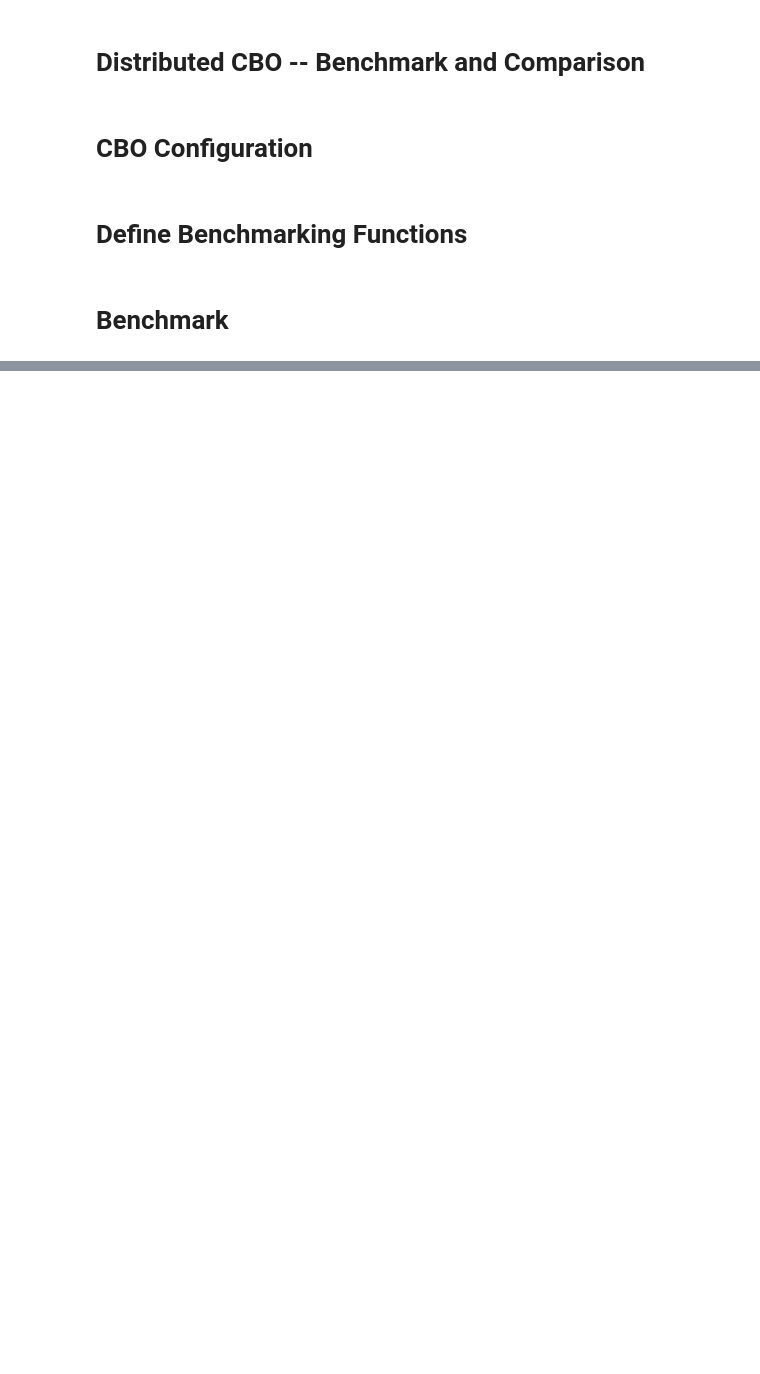
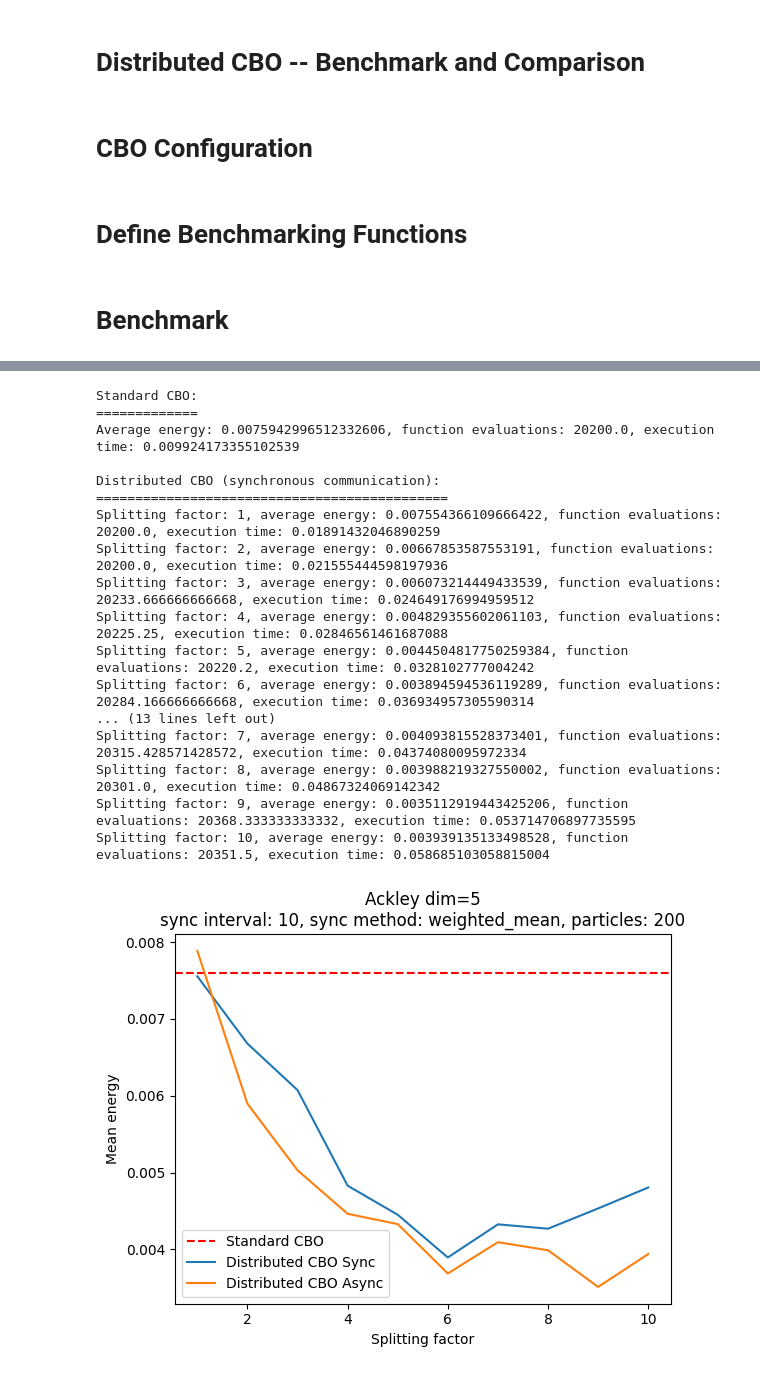
Before and after one commit to omareldeeb/CBXpy, a Jupyter notebook: docs/examples/distributed_cbo_benchmarks.ipynb, the cells around one changed output, grey strips where cells are left out. Cells and saved outputs as stored; diff of their text form; code cells hidden in the pictures; blank space fills up the shorter version.

```diff
--- a/docs/examples/distributed_cbo_benchmarks.ipynb
+++ b/docs/examples/distributed_cbo_benchmarks.ipynb
@@ -180,0 +315,21 @@ run_experiment(Ackley(), d=20, n=100)
+# %%
+run_experiment(Ackley(), d=5, n=200)
+# %% [output]
+Standard CBO:
+=============
+Average energy: 0.0075942996512332606, function evaluations: 20200.0, execution time: 0.009924173355102539
+
+Distributed CBO (synchronous communication):
+=============================================
+Splitting factor: 1, average energy: 0.007554366109666422, function evaluations: 20200.0, execution time: 0.01891432046890259
+Splitting factor: 2, average energy: 0.00667853587553191, function evaluations: 20200.0, execution time: 0.021555444598197936
+Splitting factor: 3, average energy: 0.006073214449433539, function evaluations: 20233.666666666668, execution time: 0.024649176994959512
+Splitting factor: 4, average energy: 0.004829355602061103, function evaluations: 20225.25, execution time: 0.02846561461687088
+Splitting factor: 5, average energy: 0.0044504817750259384, function evaluations: 20220.2, execution time: 0.0328102777004242
+Splitting factor: 6, average energy: 0.003894594536119289, function evaluations: 20284.166666666668, execution time: 0.036934957305590314
+... (13 lines left out)
+Splitting factor: 7, average energy: 0.004093815528373401, function evaluations: 20315.428571428572, execution time: 0.04374080095972334
+Splitting factor: 8, average energy: 0.003988219327550002, function evaluations: 20301.0, execution time: 0.04867324069142342
+Splitting factor: 9, average energy: 0.0035112919443425206, function evaluations: 20368.333333333332, execution time: 0.053714706897735595
+Splitting factor: 10, average energy: 0.003939135133498528, function evaluations: 20351.5, execution time: 0.058685103058815004
+[figure, added]
```
Also changed, not shown: parts of 22 cells of this notebook.
